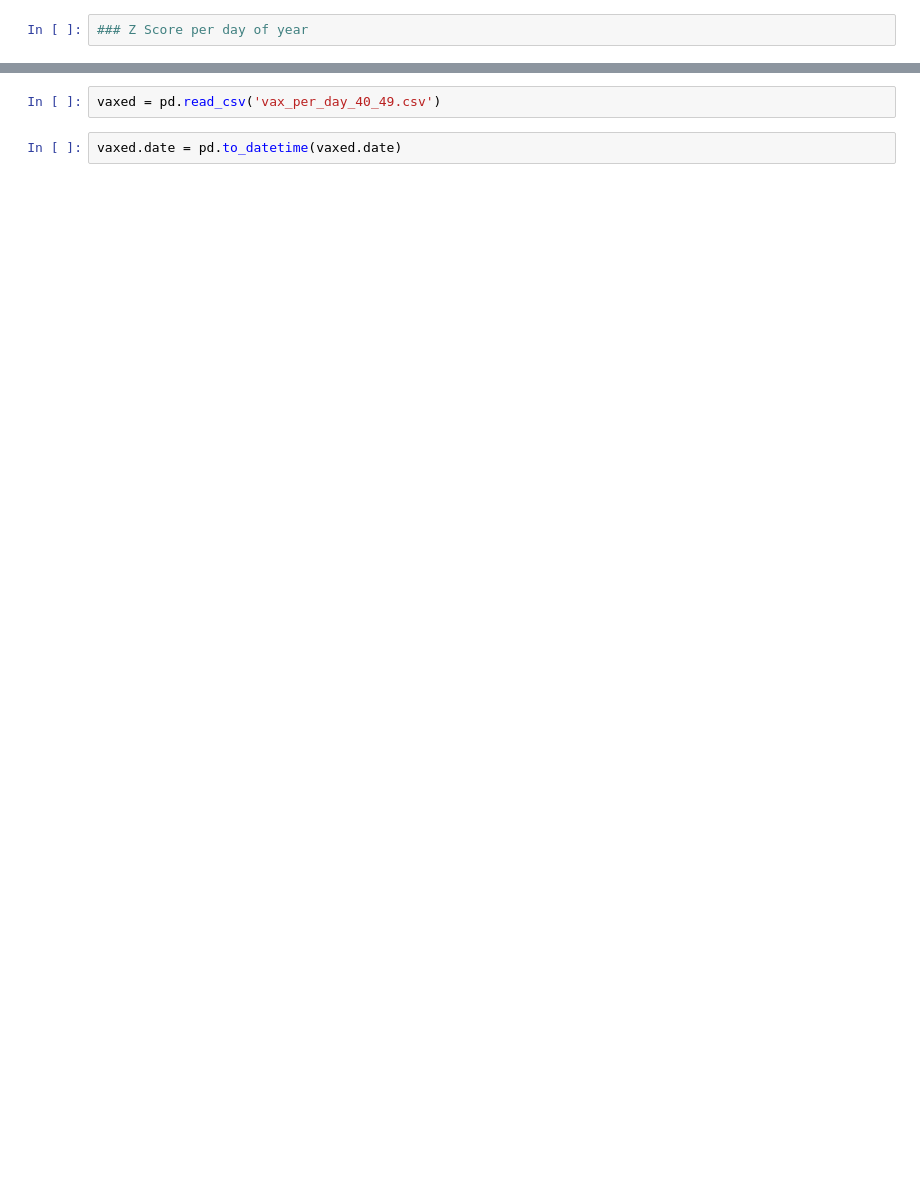
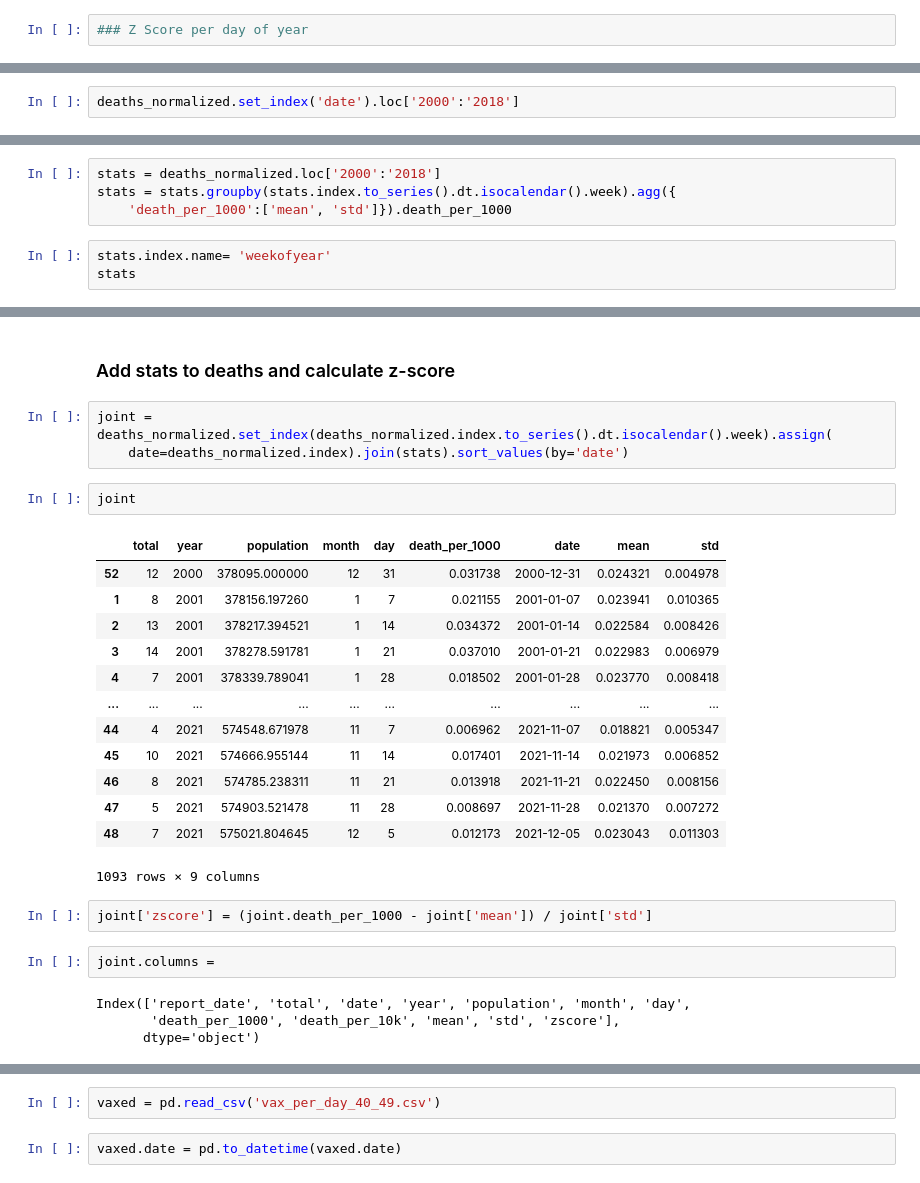
Before and after one commit to coviddatail/coviddatail, a Jupyter notebook: research/deaths_40.ipynb, the cells around one changed output, grey strips where cells are left out. Cells and saved outputs as stored; diff of their text form; blank space fills up the shorter version.

```diff
--- a/research/deaths_40.ipynb
+++ b/research/deaths_40.ipynb
@@ -347,0 +195,2 @@ Figure(id='31981', ...)
+# %%
+deaths_normalized.set_index('date').loc['2000':'2018']
@@ -347,0 +247,7 @@ Figure(id='31981', ...)
+# %%
+stats = deaths_normalized.loc['2000':'2018']
+stats = stats.groupby(stats.index.to_series().dt.isocalendar().week).agg({
+    'death_per_1000':['mean', 'std']}).death_per_1000
+# %%
+stats.index.name= 'weekofyear'
+stats
@@ -347,0 +290,29 @@ Figure(id='31981', ...)
+# %% [markdown]
+### Add stats to deaths and calculate z-score
+# %%
+joint = deaths_normalized.set_index(deaths_normalized.index.to_series().dt.isocalendar().week).assign(
+    date=deaths_normalized.index).join(stats).sort_values(by='date')
+# %%
+joint
+# %% [output]
+|  | total | year | population | month | day | death_per_1000 | date | mean | std |
+| 52 | 12 | 2000 | 378095.000000 | 12 | 31 | 0.031738 | 2000-12-31 | 0.024321 | 0.004978 |
+| 1 | 8 | 2001 | 378156.197260 | 1 | 7 | 0.021155 | 2001-01-07 | 0.023941 | 0.010365 |
+| 2 | 13 | 2001 | 378217.394521 | 1 | 14 | 0.034372 | 2001-01-14 | 0.022584 | 0.008426 |
+| 3 | 14 | 2001 | 378278.591781 | 1 | 21 | 0.037010 | 2001-01-21 | 0.022983 | 0.006979 |
+| 4 | 7 | 2001 | 378339.789041 | 1 | 28 | 0.018502 | 2001-01-28 | 0.023770 | 0.008418 |
+| ... | ... | ... | ... | ... | ... | ... | ... | ... | ... |
+| 44 | 4 | 2021 | 574548.671978 | 11 | 7 | 0.006962 | 2021-11-07 | 0.018821 | 0.005347 |
+| 45 | 10 | 2021 | 574666.955144 | 11 | 14 | 0.017401 | 2021-11-14 | 0.021973 | 0.006852 |
+| 46 | 8 | 2021 | 574785.238311 | 11 | 21 | 0.013918 | 2021-11-21 | 0.022450 | 0.008156 |
+| 47 | 5 | 2021 | 574903.521478 | 11 | 28 | 0.008697 | 2021-11-28 | 0.021370 | 0.007272 |
+| 48 | 7 | 2021 | 575021.804645 | 12 | 5 | 0.012173 | 2021-12-05 | 0.023043 | 0.011303 |
+1093 rows × 9 columns
+# %%
+joint['zscore'] = (joint.death_per_1000 - joint['mean']) / joint['std']
+# %%
+joint.columns =
+# %% [output]
+Index(['report_date', 'total', 'date', 'year', 'population', 'month', 'day',
+       'death_per_1000', 'death_per_10k', 'mean', 'std', 'zscore'],
+      dtype='object')
```
Also changed, not shown: parts of 80 cells of this notebook, 1 other file.
